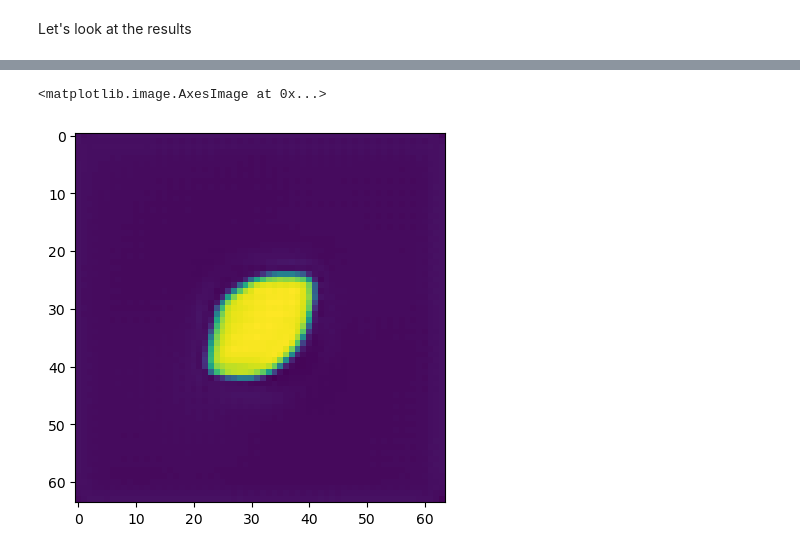
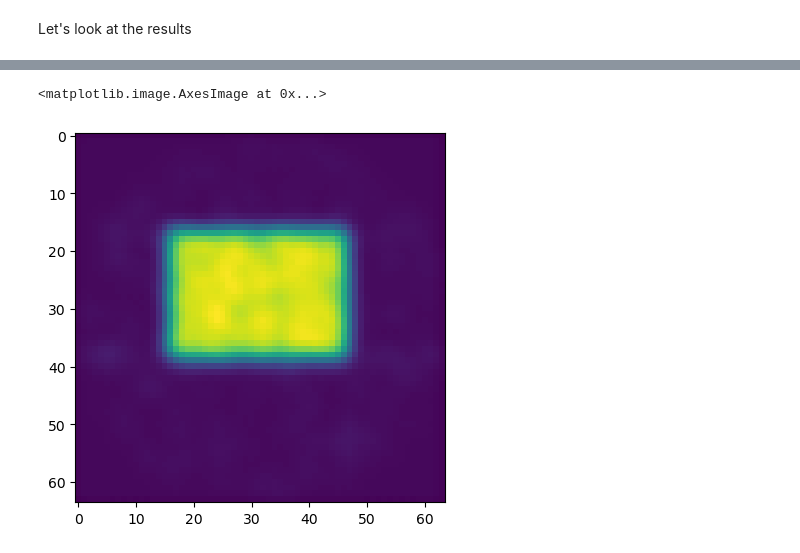
Before and after one commit to TimRoith/IncubatorSchool, a Jupyter notebook: Tutorial_03.ipynb, the cells around one changed output, grey strips where cells are left out. Cells and saved outputs as stored; diff of their text form; code cells hidden in the pictures.

```diff
--- a/Tutorial_03.ipynb
+++ b/Tutorial_03.ipynb
@@ -40,3 +39,16 @@ epochs = 400
 noise_lvl = 0.02
 def noise(x):
     return np.random.normal(0, noise_lvl, size=x.shape)
+# %%
+def get_data(batch_size, train_shape):
+    x_recon = np.zeros((batch_size, 1, img_size, img_size))
+    x = np.zeros((batch_size, 1, img_size, img_size))
+
+    # set real images and inputs
+    for i in range(batch_size):
+        x[i,0,...] = S.get_shape(train_shape)
+        sinogram =  R(x[i,0,...])
+        sinogram += noise(sinogram)
+        x_recon[i, 0, ...] = R.inverse(sinogram)
+
+    return x_recon, torch.Tensor(x)
@@ -136,0 +185,11 @@ ax[2].imshow(recon)
+# %%
+model = UNet()
+opt = torch.optim.Adam(model.parameters(), lr=0.001)
+scheduler = torch.optim.lr_scheduler.CosineAnnealingLR(opt, T_max=10, eta_min=0)
+# %%
+train_shape = 'circle'
+batch_size = 5
+epochs = 20
+
+for epoch in range(epochs):
+    train_step(get_data, batch_size=batch_size, train_shape=train_shape)
@@ -136,0 +216,10 @@ ax[2].imshow(recon)
+# %%
+x_recon, x = get_data(5, 'rectangle')
+
+fig, ax = plt.subplots(1,3)
+ax[2].imshow(model(x_recon).detach()[0,0,...])
+ax[2].set_title('Model Recon')
+ax[1].imshow(x_recon[0,0,...])
+ax[1].set_title('Naive Recon')
+ax[0].imshow(x.detach()[0,0,...])
+ax[0].set_title('Original')
@@ -155,10 +247,12 @@ class proxGD(optimizer):
 # %%
 def model_prox(x, lamda):
     return model(x).detach().numpy()[0,0,...]
 
-opt = proxGD(R, R.inv(I_sino), I_sino, t=0.01, lamda=0.1, verbosity=0, prox=model_prox, max_it=1)
-opt.solve()
-plt.imshow(opt.x)
+x0 = x_recon[0,0,...]
+sinogram = R(x0)
+pGD = proxGD(R, x0, sinogram, t=1.1, lamda=0.1, verbosity=0, prox=model_prox, max_it=0)
+pGD.solve()
+plt.imshow(pGD.x)
 # %% [output]
 <matplotlib.image.AxesImage at 0x...>
-[figure, old version]
+[figure, new version]
```
Also changed, not shown: parts of 15 cells of this notebook.
